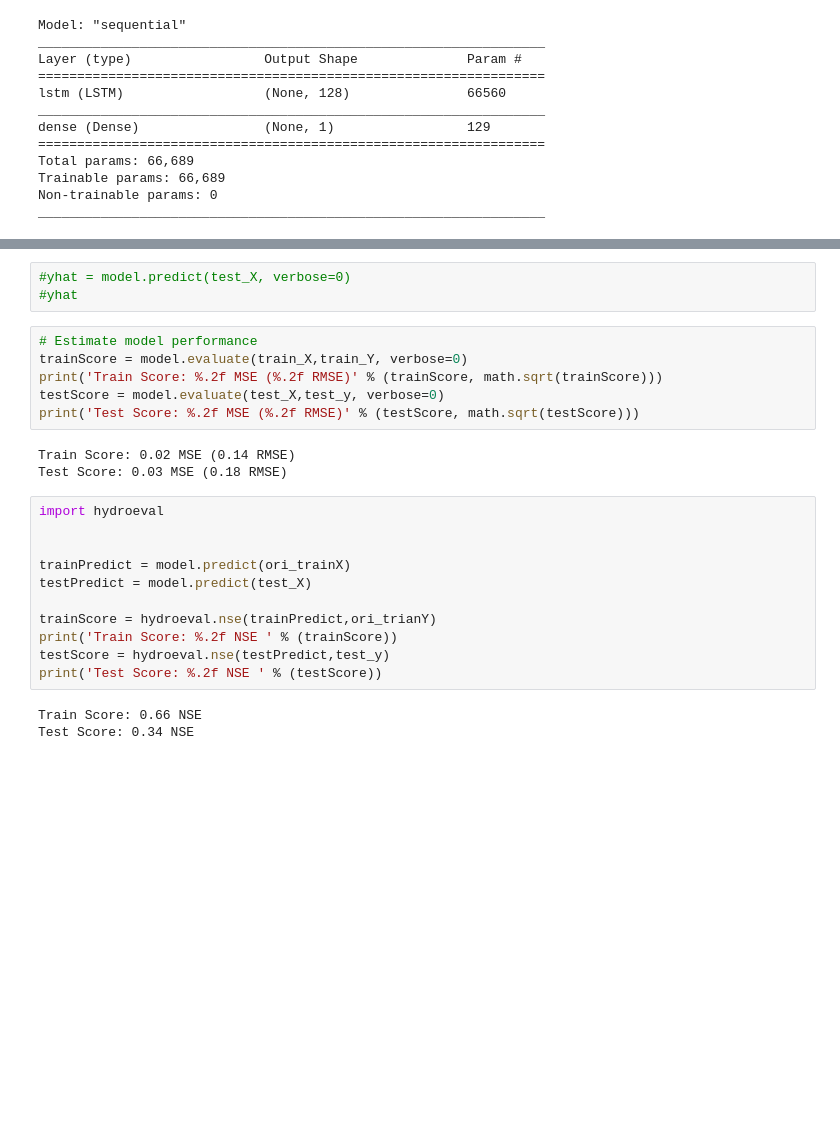
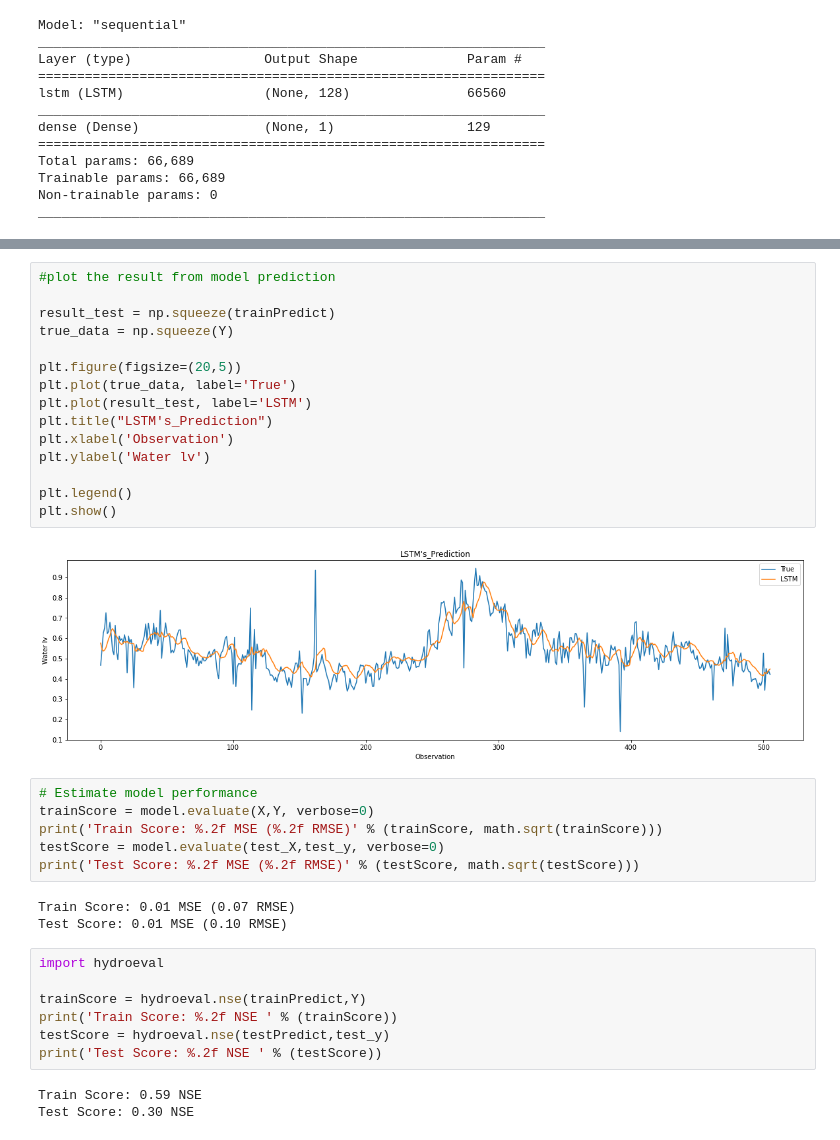
Before and after one commit to SB91ko/ChaoprayaRiver_WaterLV_prediction, a Jupyter notebook: Useful_LSTM.ipynb, the cells around one changed output, grey strips where cells are left out. Saved outputs shown, nothing was run; the diff lists cells and outputs as text; blank space fills up the shorter version.

Commit message:
update LSTM seq2seq

```diff
--- a/Useful_LSTM.ipynb
+++ b/Useful_LSTM.ipynb
@@ -118,26 +119,36 @@ print(len(X_in))
-# %%
-#yhat = model.predict(test_X, verbose=0)
-#yhat
+# %%
+#plot the result from model prediction
+
+result_test = np.squeeze(trainPredict)
+true_data = np.squeeze(Y)
+
+plt.figure(figsize=(20,5))
+plt.plot(true_data, label='True')
+plt.plot(result_test, label='LSTM')
+plt.title("LSTM's_Prediction")
+plt.xlabel('Observation')
+plt.ylabel('Water lv')
+
+plt.legend()
+plt.show()
+# %% [output]
+[figure, added]
 # %%
 # Estimate model performance
-trainScore = model.evaluate(train_X,train_Y, verbose=0)
+trainScore = model.evaluate(X,Y, verbose=0)
 print('Train Score: %.2f MSE (%.2f RMSE)' % (trainScore, math.sqrt(trainScore)))
 testScore = model.evaluate(test_X,test_y, verbose=0)
 print('Test Score: %.2f MSE (%.2f RMSE)' % (testScore, math.sqrt(testScore)))
 # %% [output]
-Train Score: 0.02 MSE (0.14 RMSE)
-Test Score: 0.03 MSE (0.18 RMSE)
+Train Score: 0.01 MSE (0.07 RMSE)
+Test Score: 0.01 MSE (0.10 RMSE)
 # %%
 import hydroeval
 
-
-trainPredict = model.predict(ori_trainX)
-testPredict = model.predict(test_X)
-
-trainScore = hydroeval.nse(trainPredict,ori_trianY)
+trainScore = hydroeval.nse(trainPredict,Y)
 print('Train Score: %.2f NSE ' % (trainScore))
 testScore = hydroeval.nse(testPredict,test_y)
 print('Test Score: %.2f NSE ' % (testScore))
 # %% [output]
-Train Score: 0.66 NSE
-Test Score: 0.34 NSE
+Train Score: 0.59 NSE
+Test Score: 0.30 NSE
```
Also changed, not shown: parts of 8 cells of this notebook, 10 other files.
